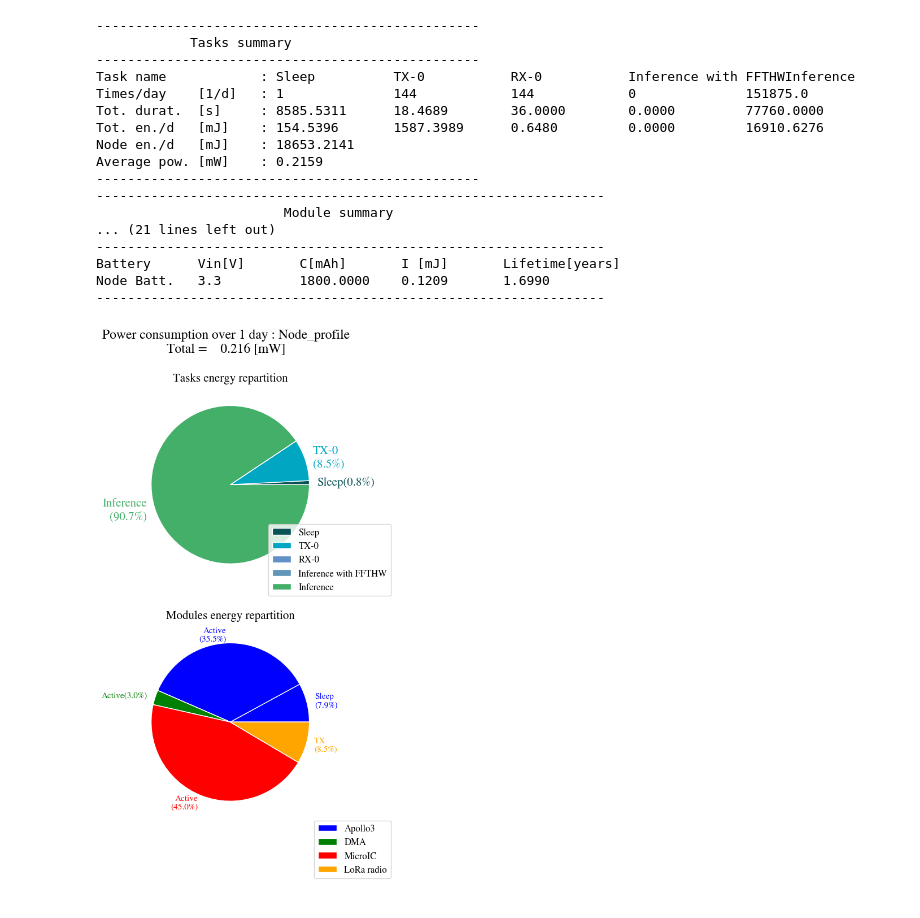
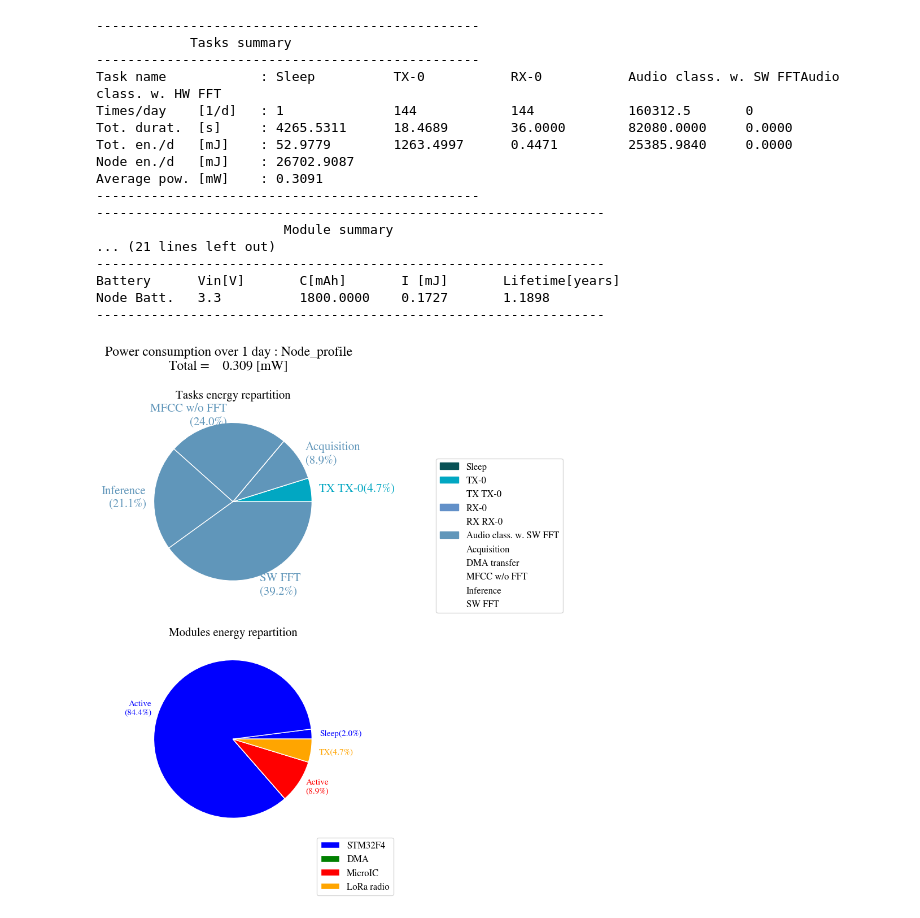
Before and after one commit to PolMaistriaux/IoT_Node_Modeling, a Jupyter notebook: Test_new_applications/NoteBook_AudioProcessing.ipynb, the cells around one changed output. Cells and saved outputs as stored; diff of their text form; code cells hidden in the pictures.

Commit message:
Test audio proc app

```diff
--- a/Test_new_applications/NoteBook_AudioProcessing.ipynb
+++ b/Test_new_applications/NoteBook_AudioProcessing.ipynb
@@ -76,7 +100,7 @@ Micro_module = Node_module(name="MicroIC",
                             i_sleep=0.000)
 
 #Micro_state_active  = Module_state("Active",i = 0.2,duration = None)
-Micro_state_active  = Module_state("Active",i = 0.06,duration = None)
+Micro_state_active  = Module_state("Active",i = 0.016,duration = None) #ICS-40310
 
 Micro_module.add_state(Micro_state_active)
 # %%
@@ -197,0 +182,33 @@ Total cycle for inference : 235413
+# %%
+
+Audio_classification_w_SWFFT =  Node_task(  name = "Audio class. w. SW FFT",
+                        node_modules= module_List,
+                        subtasks   = [  Node_subtask(name='Acquisition',module=Micro_module,
+                                        moduleState = Micro_state_active, stateDuration=MFCC_aquisition_duration),
+                                        Node_subtask(name='DMA transfer',module=DMA_module ,
+                                        moduleState = DMA_state_active     , stateDuration=(1/10)*MFCC_aquisition_duration),
+                                        Node_subtask(name='MFCC w/o FFT'  ,module=MCU_module ,
+                                        moduleState = MCU_state_active  , stateDuration=MFCC_calculation_wO_FFT_duration),
+                                        Node_subtask(name='Inference'  ,module=MCU_module ,
+                                        moduleState = MCU_state_active  , stateDuration=Inference_duration),
+                                        Node_subtask(name='SW FFT'  ,module=MCU_module ,
+                                        moduleState = MCU_state_active  , stateDuration=MFCC_FFT_SW_duration)
+                        ],
+                        taskDuration = MFCC_aquisition_duration,
+                        )
+
+Audio_classification_w_HWFFT =  Node_task(  name = "Audio class. w. HW FFT",
+                        node_modules= module_List,
+                        subtasks   = [  Node_subtask(name='Acquisition',module=Micro_module,
+                                        moduleState = Micro_state_active, stateDuration=MFCC_aquisition_duration),
+                                        Node_subtask(name='DMA transfer',module=DMA_module ,
+                                        moduleState = DMA_state_active     , stateDuration=(1/10)*MFCC_aquisition_duration),
+                                        Node_subtask(name='MFCC w/o FFT'  ,module=MCU_module ,
+                                        moduleState = MCU_state_active  , stateDuration=MFCC_calculation_wO_FFT_duration),
+                                        Node_subtask(name='Inference'  ,module=MCU_module ,
+                                        moduleState = MCU_state_active  , stateDuration=Inference_duration),
+                                        Node_subtask(name='HW FFT'  ,module=MCU_module ,
+                                        moduleState = MCU_state_fftHW  , stateDuration=MFCC_FFT_HW_duration)
+                        ],
+                        taskDuration = MFCC_aquisition_duration,
+                        )
@@ -216,5 +250,5 @@ this_task_tx.set_distance( d= 100)
 node.change_task_rate(this_task_tx,24*6)
 node.change_task_rate(this_task_rx,24*6)
 # %%
-node.add_task(FFTHW_Spectrogram_inference,task_rate=1)
-node.add_task(Spectrogram_inference      ,task_rate=1)
+node.add_task(Audio_classification_w_SWFFT ,task_rate=1)
+node.add_task(Audio_classification_w_HWFFT ,task_rate=1)
@@ -224,29 +264,29 @@ node.change_task_rate(FFTHW_Spectrogram_inference,0)
 # %%
 try:
     node.compute()
 except Exception as e:
     print("An error occurred during the computation of the node profile:")
     print(e)
 node.print_Tasks()
 node.print_Modules()
-node.plot_Power()
+node.plot_Power(plotSubtask=True)
 # %% [output]
 -------------------------------------------------
             Tasks summary
 -------------------------------------------------
-Task name            : Sleep          TX-0           RX-0           Inference with FFTHWInference
-Times/day    [1/d]   : 1              144            144            0              151875.0
-Tot. durat.  [s]     : 8585.5311      18.4689        36.0000        0.0000         77760.0000
-Tot. en./d   [mJ]    : 154.5396       1587.3989      0.6480         0.0000         16910.6276
-Node en./d   [mJ]    : 18653.2141
-Average pow. [mW]    : 0.2159
+Task name            : Sleep          TX-0           RX-0           Audio class. w. SW FFTAudio class. w. HW FFT
+Times/day    [1/d]   : 1              144            144            160312.5       0
+Tot. durat.  [s]     : 4265.5311      18.4689        36.0000        82080.0000     0.0000
+Tot. en./d   [mJ]    : 52.9779        1263.4997      0.4471         25385.9840     0.0000
+Node en./d   [mJ]    : 26702.9087
+Average pow. [mW]    : 0.3091
 -------------------------------------------------
 -----------------------------------------------------------------
                         Module summary
 ... (21 lines left out)
 -----------------------------------------------------------------
 Battery      Vin[V]       C[mAh]       I [mJ]       Lifetime[years]
-Node Batt.   3.3          1800.0000    0.1209       1.6990
+Node Batt.   3.3          1800.0000    0.1727       1.1898
 -----------------------------------------------------------------
-[figure, old version]
+[figure, new version]
 # %%
```
Also changed, not shown: parts of 14 cells of this notebook, 3 other files.
